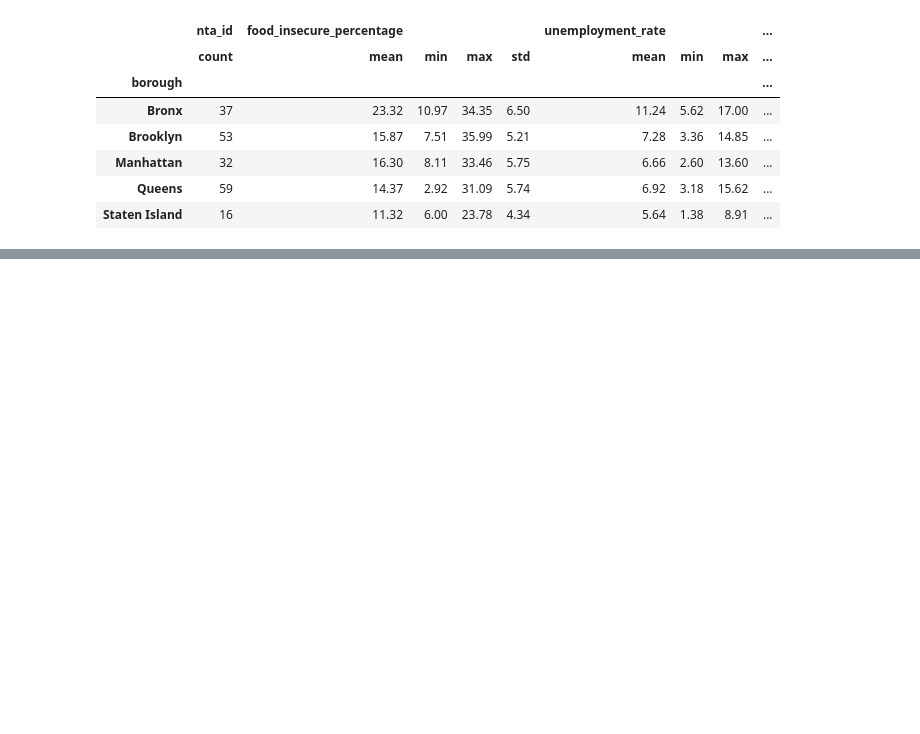
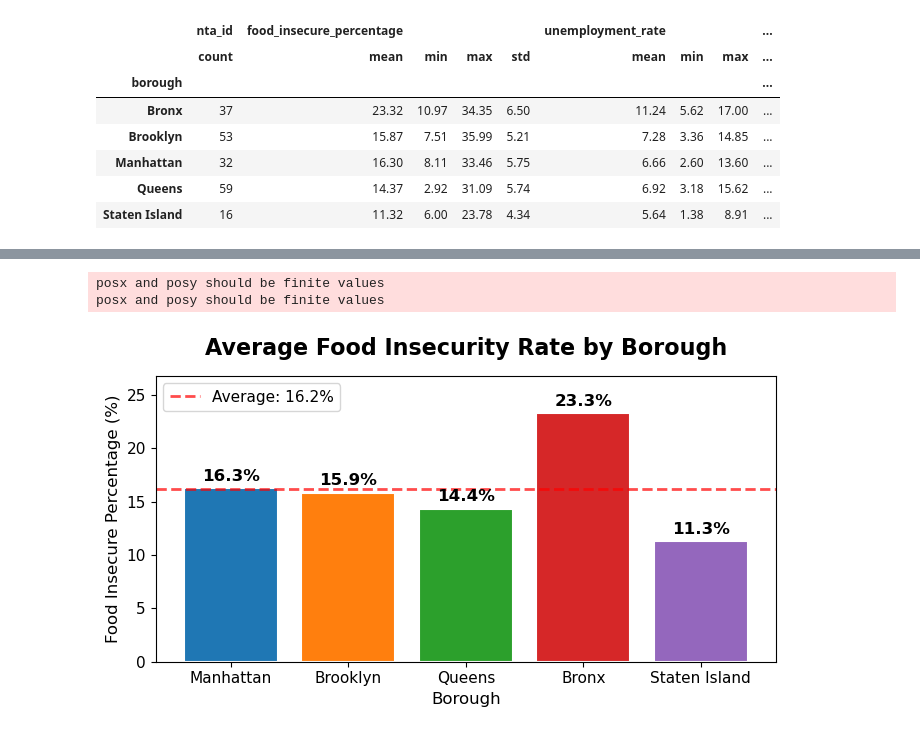
Before and after one commit to Angelk119/CID_Food_Access, a Jupyter notebook: python/notebooks/eda/neighborhood_prioritization_eda_ibrahima.ipynb, the cells around one changed output, grey strips where cells are left out. Drawn from its saved outputs; the diff is of its cells as text; code cells hidden in the pictures; blank space fills up the shorter version.

```diff
--- a/python/notebooks/eda/neighborhood_prioritization_eda_ibrahima.ipynb
+++ b/python/notebooks/eda/neighborhood_prioritization_eda_ibrahima.ipynb
@@ -137,0 +157,36 @@ neighborhood_stats
+# %%
+# Average Food Insecurity Rate by Borough
+fig1, ax2 = plt.subplots(figsize=(7, 4))
+borough_order = ['Manhattan', 'Brooklyn', 'Queens', 'Bronx', 'Staten Island', 'Unknown']
+colors = ['#1f77b4', '#ff7f0e', '#2ca02c', '#d62728', '#9467bd', '#8c564b']
+# compute mean food insecurity per borough and align with borough_order
+food_insec_mean = df.groupby('borough')['food_insecure_percentage'].mean().reindex(borough_order)
+# for plotting, replace NaN with 0 so bars render (we'll label missing values as 'N/A')
+#food_insec_plot = food_insec_mean.fillna(0)
+bars = ax2.bar(borough_order, food_insec_mean, color=colors, edgecolor='white', linewidth=1.5)
+ax2.set_title('Average Food Insecurity Rate by Borough', fontsize=16, fontweight='bold', pad=15)
+ax2.set_ylabel('Food Insecure Percentage (%)', fontsize=12)
+ax2.set_xlabel('Borough', fontsize=12)
+ax2.tick_params(axis='x', rotation=0, labelsize=11)
+ax2.tick_params(axis='y', labelsize=11)
+for bar, val in zip(bars, food_insec_mean):
+    if pd.isna(val):
+        label = 'N/A'
+    else:
+        label = f'{val:.1f}%'
+    ax2.text(bar.get_x() + bar.get_width()/2, bar.get_height() + 0.4,
+             label, ha='center', va='bottom', fontsize=12, fontweight='bold')
+# set y limit using non-NaN max (fallback to 1 if all NaN)
+max_val = np.nanmax(food_insec_mean.values) if not np.all(np.isnan(food_insec_mean.values)) else 1
+ax2.set_ylim(0, max_val * 1.15)
+# NYC average (ignore NaNs)
+nyc_avg = np.nanmean(food_insec_mean.values)
+ax2.axhline(y=nyc_avg, color='red', linestyle='--', alpha=0.7,
+            label=f'Average: {nyc_avg:.1f}%', linewidth=2)
+ax2.legend(fontsize=11)
+plt.tight_layout()
+plt.show()
+# %% [output]
+posx and posy should be finite values
+posx and posy should be finite values
+[figure, added]
```
Also changed, not shown: parts of 8 cells of this notebook.
